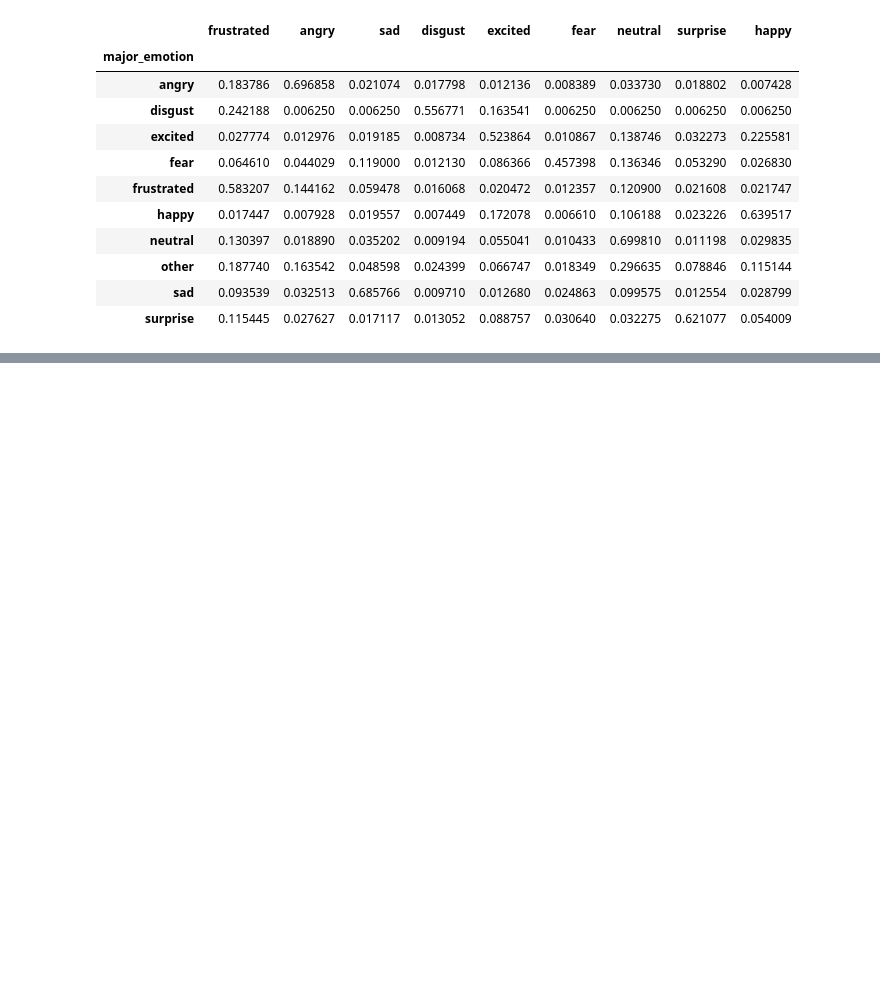
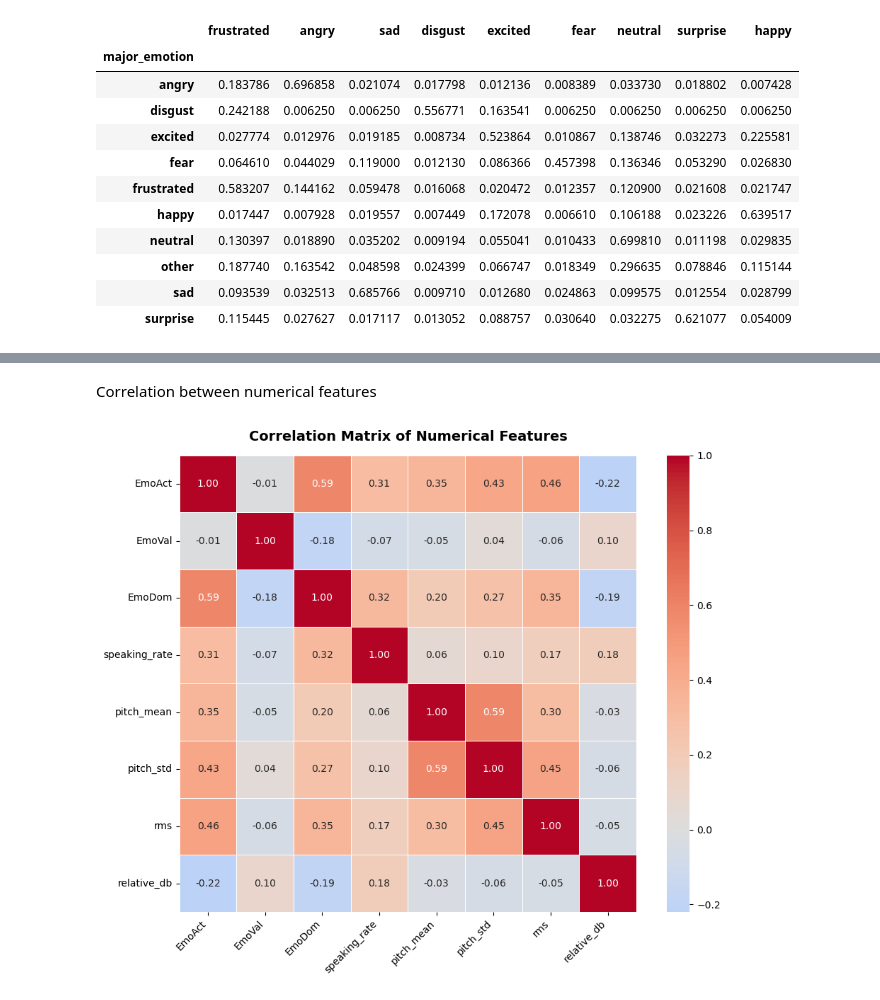
Before and after one commit to almahova/iemocap-proj, a Jupyter notebook: notebooks/iemocap-analysis.ipynb, the cells around one changed output, grey strips where cells are left out. Saved outputs shown, nothing was run; the diff lists cells and outputs as text; code cells hidden in the pictures; blank space fills up the shorter version.

Commit message:
complete EDA - add correlation, dimensional profiles, session type and gender analysis

```diff
--- a/notebooks/iemocap-analysis.ipynb
+++ b/notebooks/iemocap-analysis.ipynb
@@ -367,0 +399,26 @@ plt.show()
+# %% [markdown]
+Correlation between numerical features
+# %%
+numerical_features = ['EmoAct', 'EmoVal', 'EmoDom',
+                       'speaking_rate', 'pitch_mean', 'pitch_std', 'rms', 'relative_db']
+
+corr_matrix = df_eda[numerical_features].corr().round(2)
+
+plt.figure(figsize=(10, 8))
+sns.heatmap(
+    corr_matrix,
+    annot=True,
+    fmt='.2f',
+    cmap='coolwarm',
+    center=0,
+    linewidths=0.5,
+    square=True
+)
+
+plt.title('Correlation Matrix of Numerical Features', fontsize=14, weight='bold', pad=15)
+plt.xticks(rotation=45, ha='right')
+plt.yticks(rotation=0)
+plt.tight_layout()
+plt.show()
+# %% [output]
+[figure, added]
```
Also changed, not shown: parts of 29 cells of this notebook.
